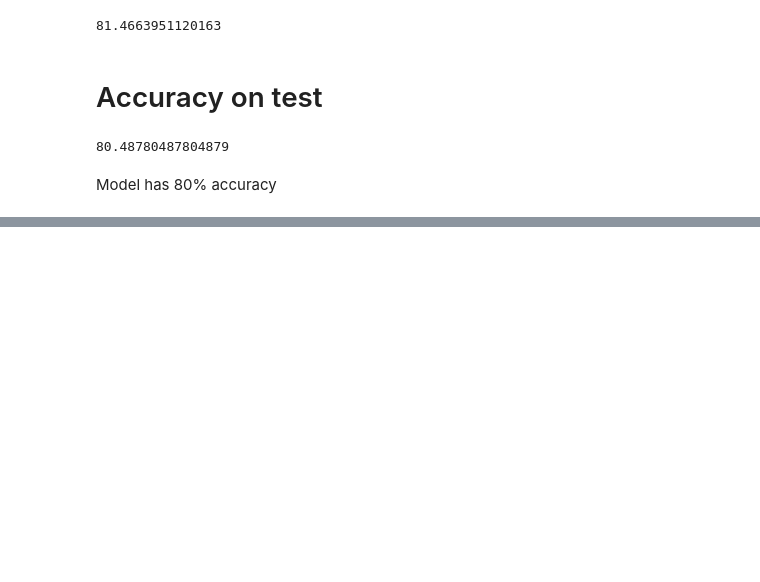
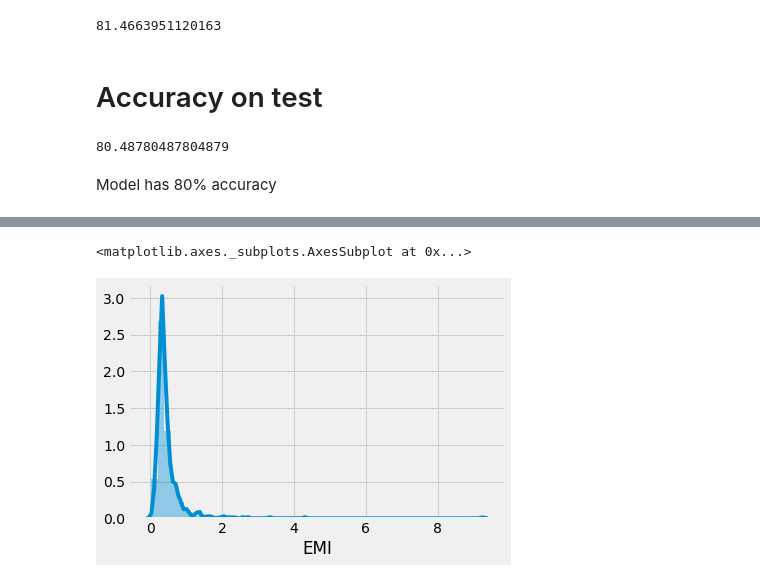
Before and after one commit to himanshubhatt12/loan-eligibility-prediction-ML, a Jupyter notebook: Loan_eligbility_prediction.ipynb, the cells around one changed output, grey strips where cells are left out. Drawn from its saved outputs; the diff is of its cells as text; code cells hidden in the pictures; blank space fills up the shorter version.

```diff
--- a/Loan_eligbility_prediction.ipynb
+++ b/Loan_eligbility_prediction.ipynb
@@ -699,0 +727,5 @@ Model has 80% accuracy
+# %%
+sns.distplot(data['EMI'])
+# %% [output]
+<matplotlib.axes._subplots.AxesSubplot at 0x...>
+[figure, added]
```
Also changed, not shown: parts of 52 cells of this notebook.
